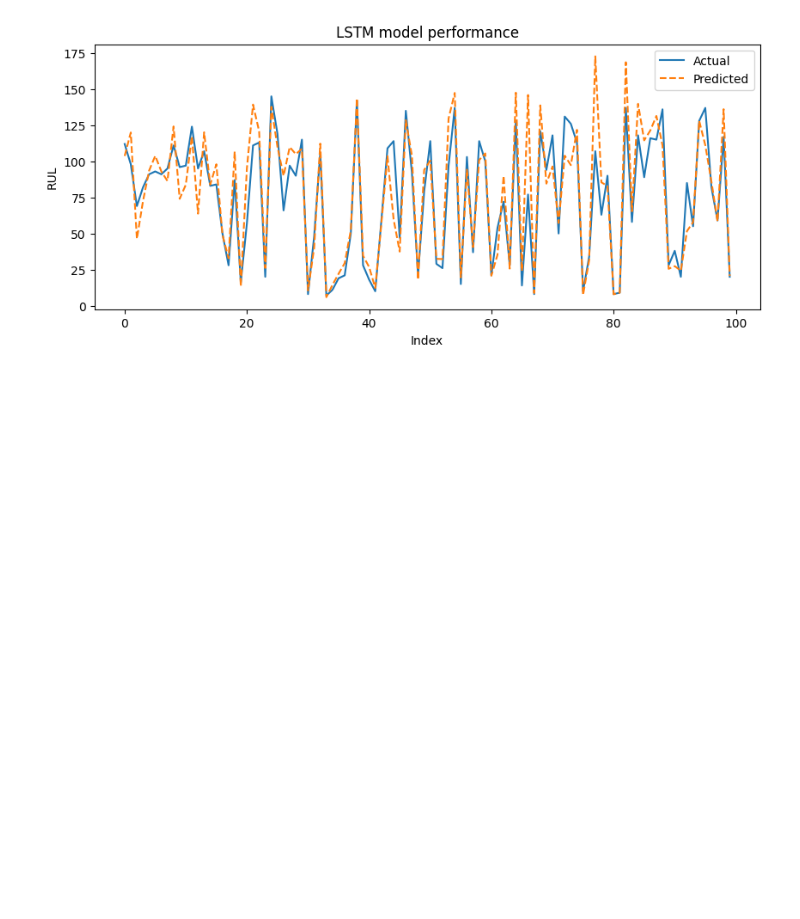
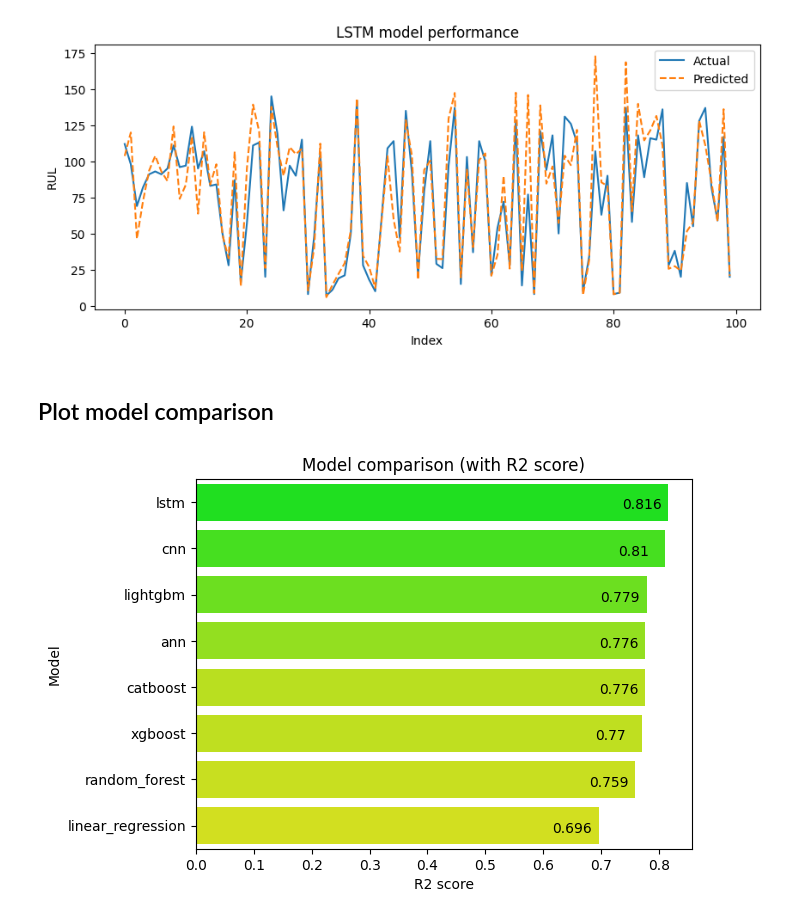
Before and after one commit to Mainakcris7/RUL_CMAPSS, a Jupyter notebook: rul_prediction.ipynb, the cells around one changed output. Cells and saved outputs as stored; diff of their text form; code cells hidden in the pictures; blank space fills up the shorter version.

Commit message:
Model comparison plot added in the README.md

```diff
--- a/rul_prediction.ipynb
+++ b/rul_prediction.ipynb
@@ -960,3 +960,31 @@ plt.ylabel("RUL")
 plt.title("LSTM model performance");
 # %% [output]
 [figure]
+# %% [markdown]
+## Plot model comparison
+# %%
+r2_scores = comparison_df.sort_values("rmse")["r2_score"]
+model_names = comparison_df.sort_values("rmse").index
+
+color_shade = [
+    "#00FF00",  # Bright Green
+    "#33FF00",  # Lime Green
+    "#66FF00",  # Light Lime Green
+    "#99FF00",  # Greenish Yellow
+    "#CCFF00",  # Yellowish Green
+    "#D4FF00",  # Lighter Yellowish Green
+    "#E0FF00",  # Pale Yellowish Green
+    "#EEFF00"   # Near Yellow Green
+]
+
+sns.barplot(y = model_names, x = r2_scores, palette=color_shade)
+
+# Plotting the R2 scores
+for i, r2 in enumerate(r2_scores):
+    plt.text(r2-0.08, i+0.15, f"{r2}")
+
+plt.ylabel("Model")
+plt.xlabel("R2 score")
+plt.title("Model comparison (with R2 score)");
+# %% [output]
+[figure, added]
```
Also changed, not shown: 2 other files.
